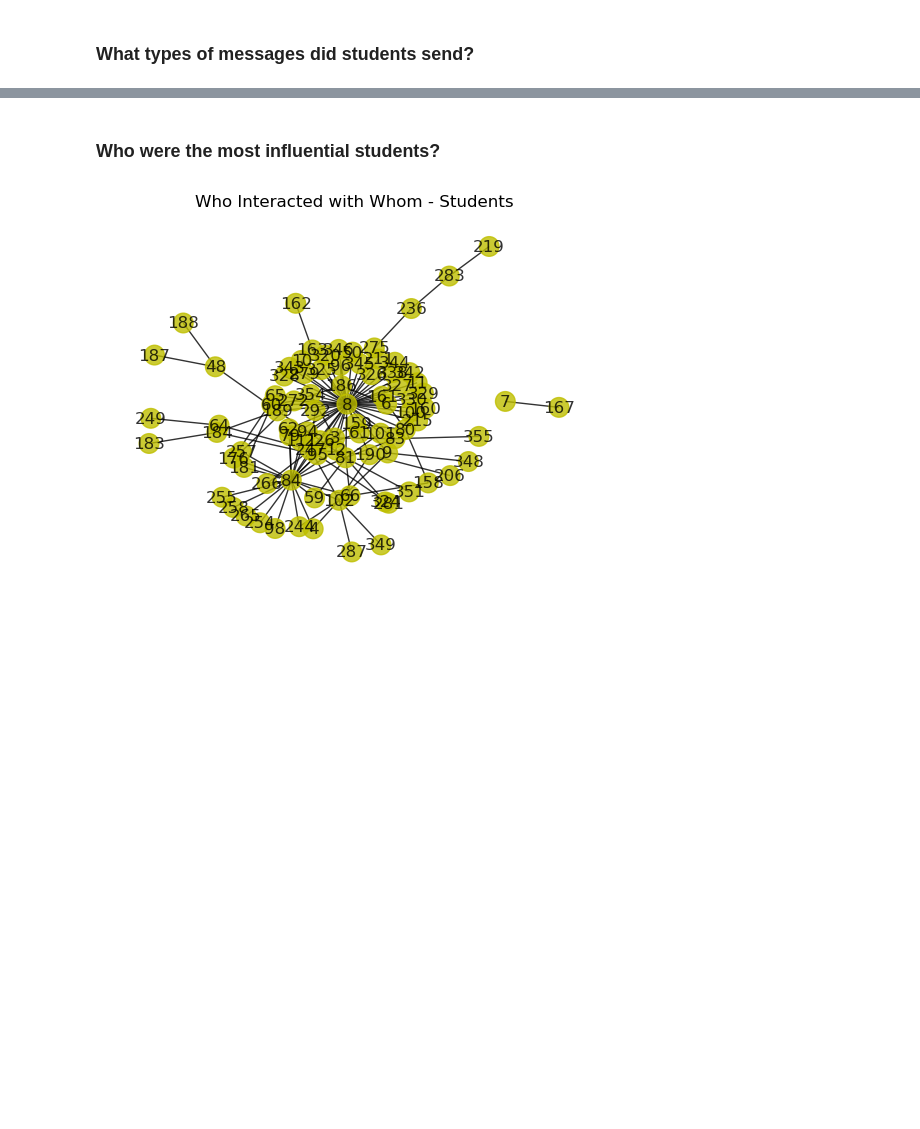
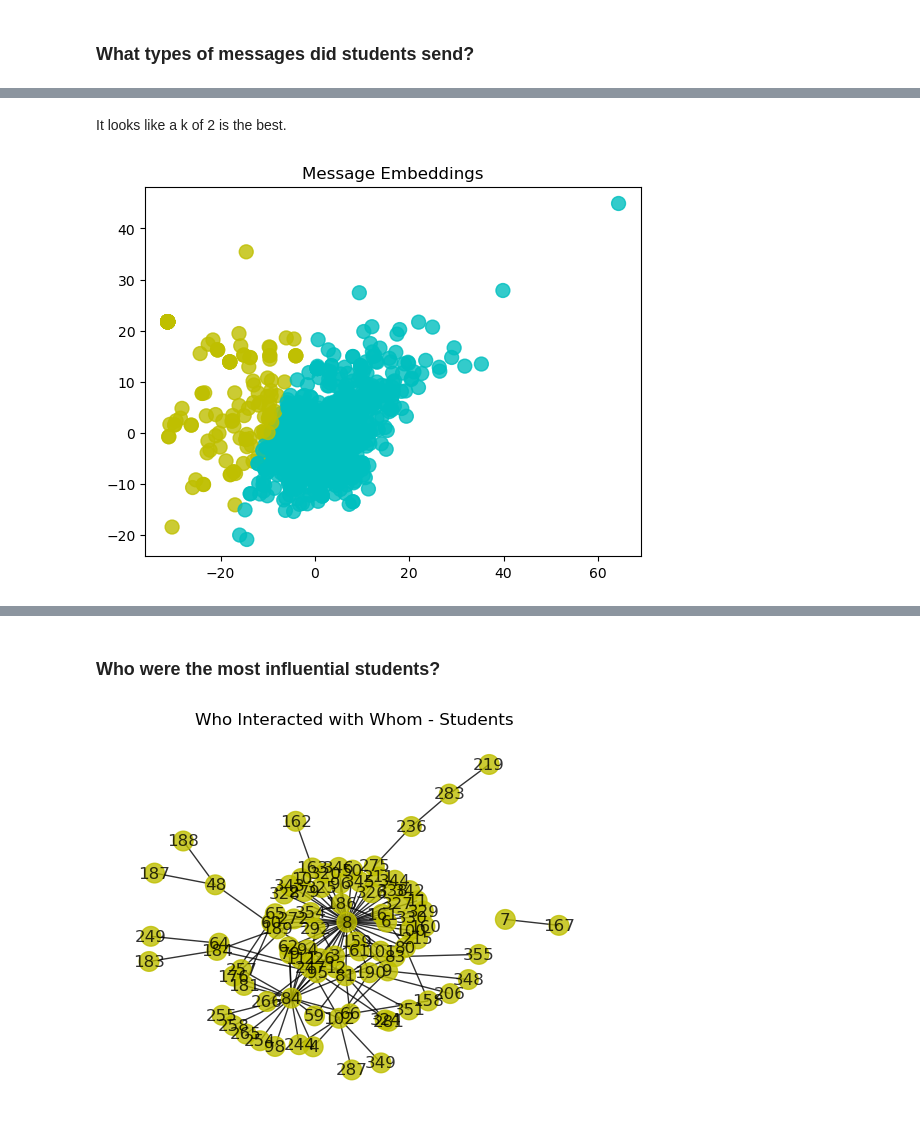
Before and after one commit to ethanp55/network_science, a Jupyter notebook: final_project.ipynb, the cells around one changed output, grey strips where cells are left out. Saved outputs shown, nothing was run; the diff lists cells and outputs as text; code cells hidden in the pictures; blank space fills up the shorter version.

```diff
--- a/final_project.ipynb
+++ b/final_project.ipynb
@@ -667,0 +697,6 @@ Since the first cluster is (by far) the largest and seems to contain messages ar
+# %% [markdown]
+It looks like a k of 2 is the best.
+# %%
+show_message_embeddings_communities(student_messages_embeddings_compressed, n_clusters=k)
+# %% [output]
+[figure, added]
```
Also changed, not shown: parts of 28 cells of this notebook, 1 other file.
